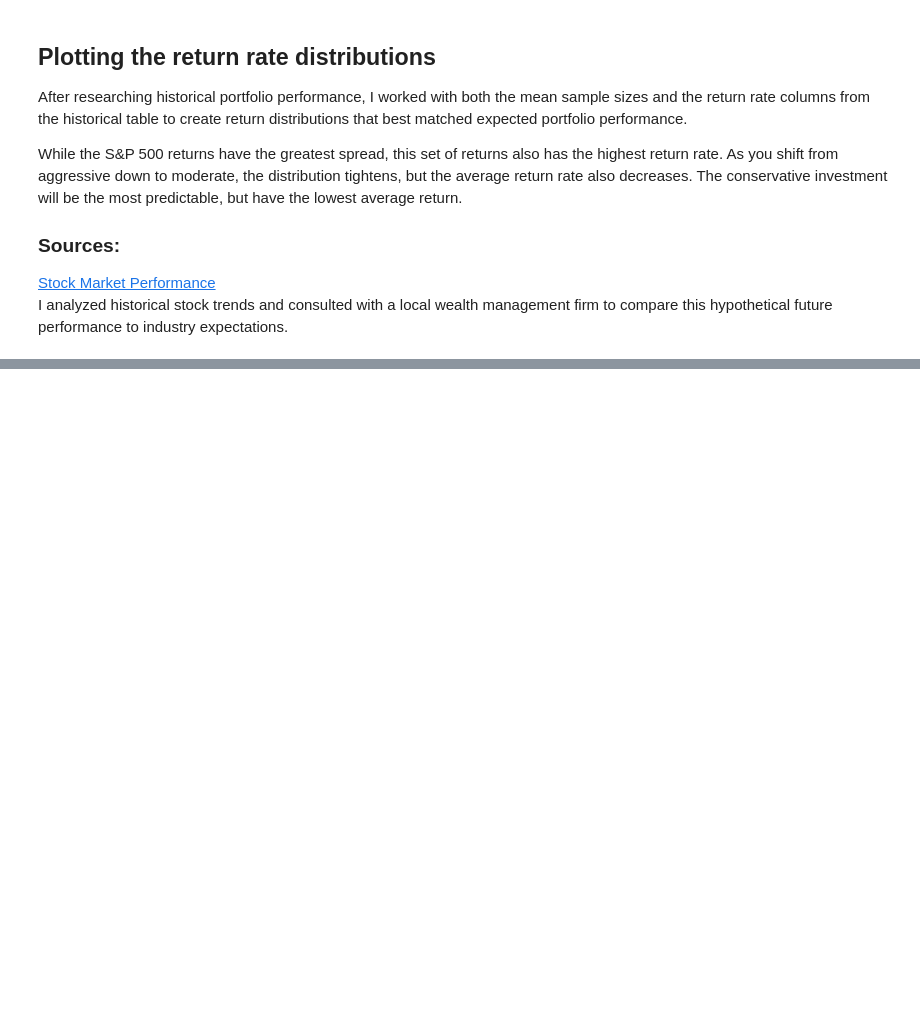
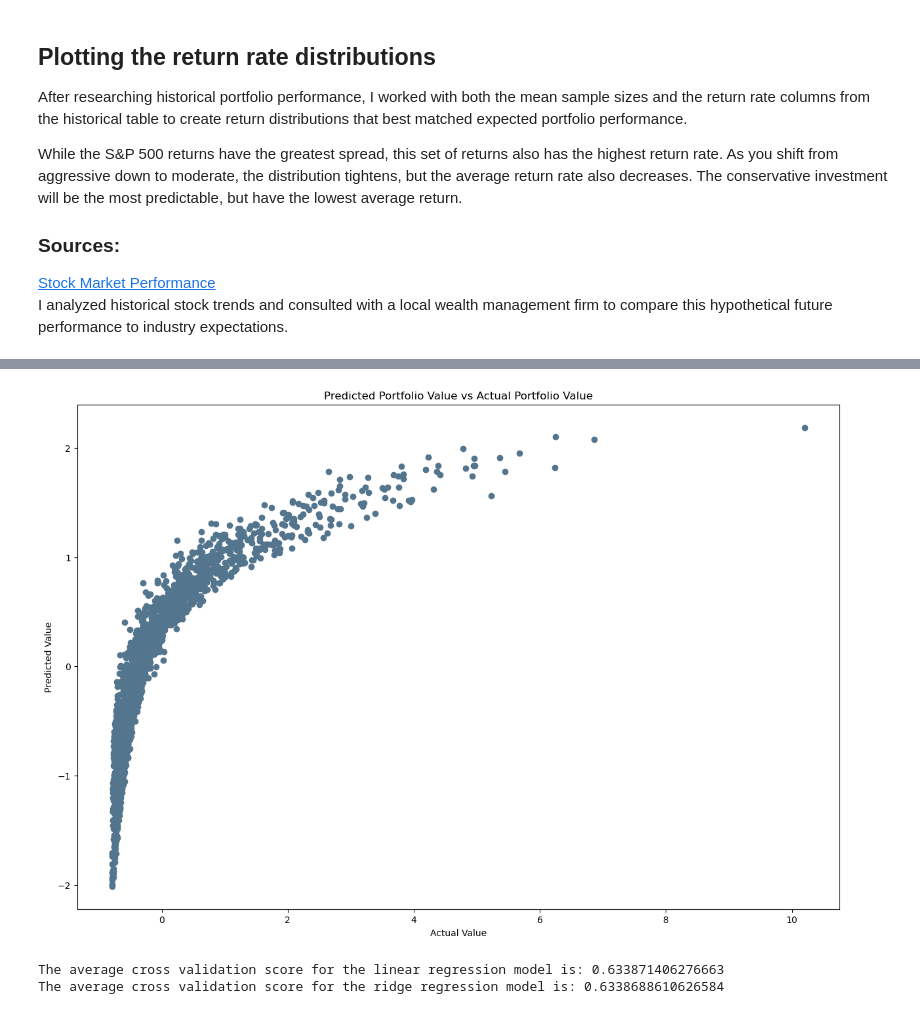
Before and after one commit to BotanicalAmy/Retirement-Forecaster, a Jupyter notebook: Retirement_Simulator.ipynb, the cells around one changed output, grey strips where cells are left out. Cells and saved outputs as stored; diff of their text form; code cells hidden in the pictures; blank space fills up the shorter version.

```diff
--- a/Retirement_Simulator.ipynb
+++ b/Retirement_Simulator.ipynb
@@ -261,0 +408,26 @@ The average return rate for the portfolio is: 8.61%
+# %%
+#plot of the predicted investment the actual price
+plt.figure(figsize=(15, 10))
+plt.scatter(y_test, y_pred, color='#54758e')
+plt.title('Predicted Portfolio Value vs Actual Portfolio Value')
+plt.xlabel('Actual Value')
+plt.ylabel('Predicted Value')
+plt.show()
+# %% [output]
+[figure, added]
+# %%
+
+#cross validate the linear regression model
+cv = KFold(n_splits=5, shuffle=True, random_state=42)
+cv_scores = cross_val_score(lin_reg, X, y, cv=cv)
+cv_scores.mean()
+
+#cross validate the ridge regression model
+cv_scores_ridge = cross_val_score(ridge, X, y, cv=cv)
+cv_scores_ridge.mean()
+
+print(f'The average cross validation score for the linear regression model is: {cv_scores.mean()}')
+print(f'The average cross validation score for the ridge regression model is: {cv_scores_ridge.mean()}')
+# %% [output]
+The average cross validation score for the linear regression model is: 0.633871406276663
+The average cross validation score for the ridge regression model is: 0.6338688610626584
```
Also changed, not shown: parts of 10 cells of this notebook, 3 other files.
